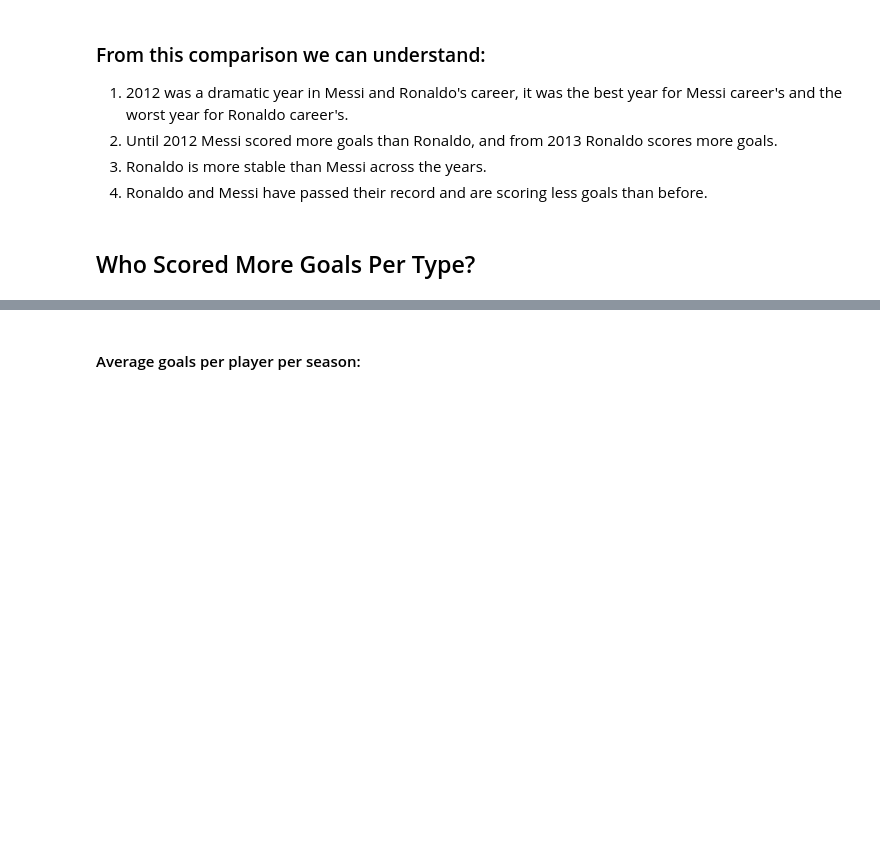
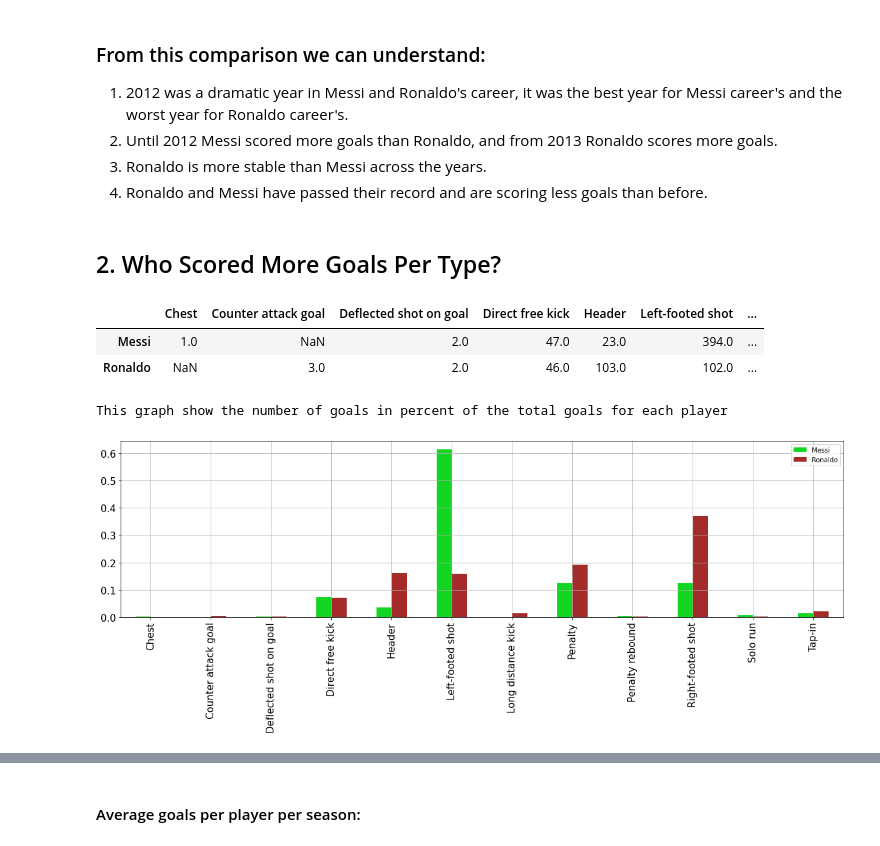
Before and after one commit to verticale3185/FINEL-PROJECT, a Jupyter notebook: final project master.ipynb, the cells around one changed output, grey strips where cells are left out. Saved outputs shown, nothing was run; the diff lists cells and outputs as text; code cells hidden in the pictures; blank space fills up the shorter version.

```diff
--- a/final project master.ipynb
+++ b/final project master.ipynb
@@ -107,4 +119,21 @@ plt.show()
 3. Ronaldo is more stable than Messi across the years.
 4. Ronaldo and Messi have passed their record and are scoring less goals than before.
 # %% [markdown]
-## Who Scored More Goals Per Type?
+## 2. Who Scored More Goals Per Type?
+# %%
+messi_type = df[df['player'] == 'Messi'].type.value_counts()
+ronaldo_type = df[df['player'] == 'Ronaldo'].type.value_counts()
+df_types = pd.DataFrame({ 'Messi' : messi_type ,
+                         'Ronaldo' : ronaldo_type})
+df_types.T
+# %% [output]
+|  | Chest | Counter attack goal | Deflected shot on goal | Direct free kick | Header | Left-footed shot | ... |
+| Messi | 1.0 | NaN | 2.0 | 47.0 | 23.0 | 394.0 | ... |
+| Ronaldo | NaN | 3.0 | 2.0 | 46.0 | 103.0 | 102.0 | ... |
+# %%
+print("This graph show the number of goals in percent of the total goals for each player")
+(df_types/df_types.sum()).plot.bar(figsize=(20, 5), color = ('#14D622',"brown"), fontsize = 15)
+plt.grid(True)
+# %% [output]
+This graph show the number of goals in percent of the total goals for each player
+[figure, added]
```
Also changed, not shown: parts of 30 cells of this notebook.
